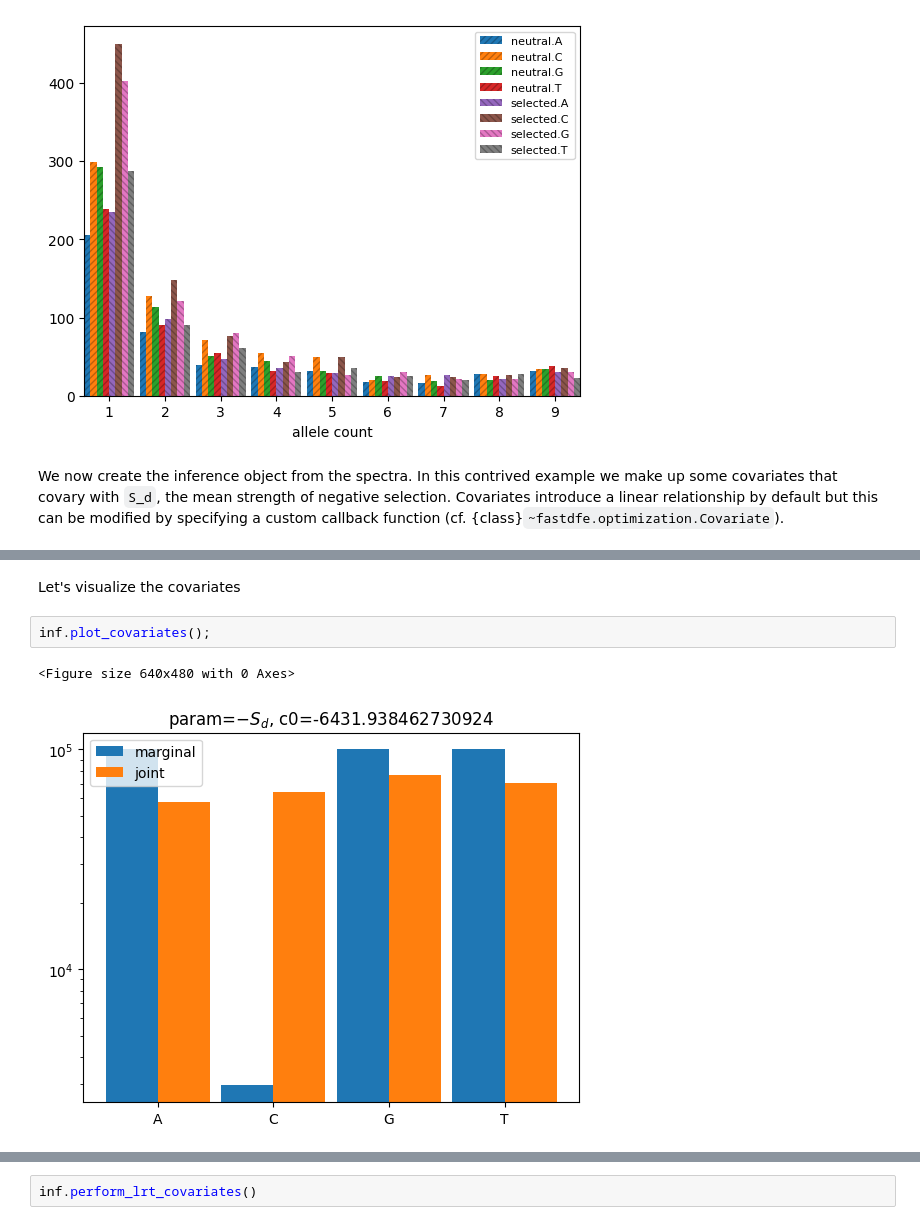
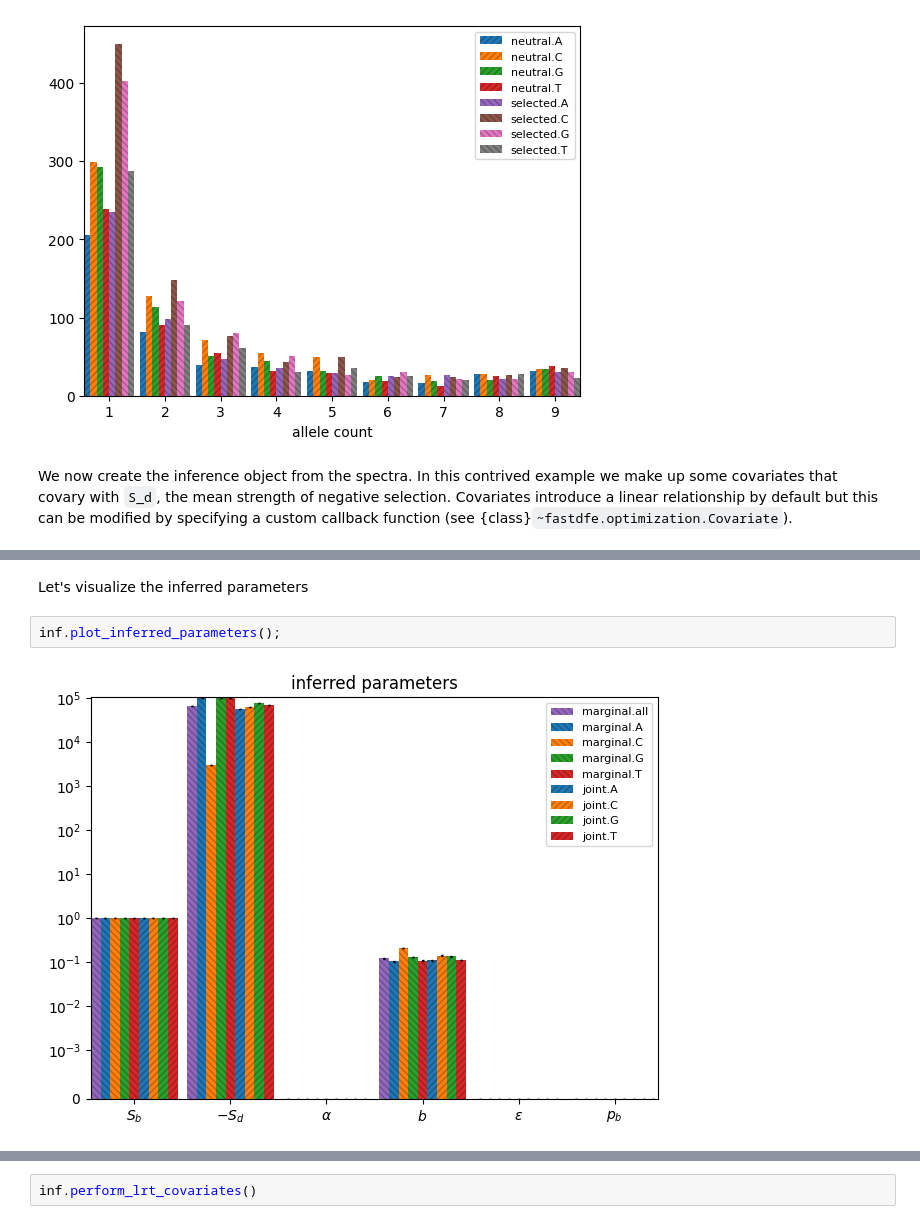
Before and after one commit to Sendrowski/fastDFE, a Jupyter notebook: docs/_build/jupyter_execute/notebooks/inference.ipynb, the cells around one changed output, grey strips where cells are left out. Drawn from its saved outputs; the diff is of its cells as text.

Commit message:
Remove plot_covariates.

```diff
--- a/docs/_build/jupyter_execute/notebooks/inference.ipynb
+++ b/docs/_build/jupyter_execute/notebooks/inference.ipynb
@@ -198,7 +198,7 @@ spectra.plot();
 <Figure size 640x480 with 0 Axes>
 [figure]
 # %% [markdown]
-We now create the inference object from the spectra. In this contrived example we make up some covariates that covary with ``S_d``, the mean strength of negative selection. Covariates introduce a linear relationship by default but this can be modified by specifying a custom callback function (cf. {class}`~fastdfe.optimization.Covariate`).
+We now create the inference object from the spectra. In this contrived example we make up some covariates that covary with ``S_d``, the mean strength of negative selection. Covariates introduce a linear relationship by default but this can be modified by specifying a custom callback function (see {class}`~fastdfe.optimization.Covariate`).
 # %%
 from fastdfe import Covariate
 
@@ -222,10 +222,9 @@ WARNING:fastdfe:1 out of 100 bootstrap samples did not terminate normally during
 WARNING:fastdfe:4 out of 100 bootstrap samples did not terminate normally during numerical optimization. The confidence intervals might thus be unreliable.
 WARNING:fastdfe:1 out of 100 bootstrap samples did not terminate normally during numerical optimization. The confidence intervals might thus be unreliable.
 # %% [markdown]
-Let's visualize the covariates
+Let's visualize the inferred parameters
 # %%
-inf.plot_covariates();
+inf.plot_inferred_parameters();
 # %% [output]
-<Figure size 640x480 with 0 Axes>
-[figure, old version]
+[figure, new version]
 # %% [markdown]
```
Also changed, not shown: parts of 1 cell of this notebook, 20 other files.
